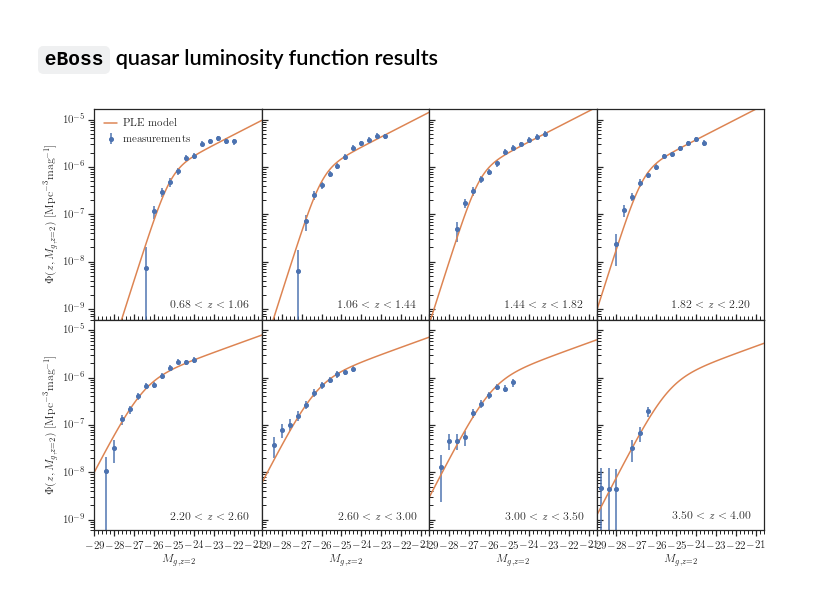
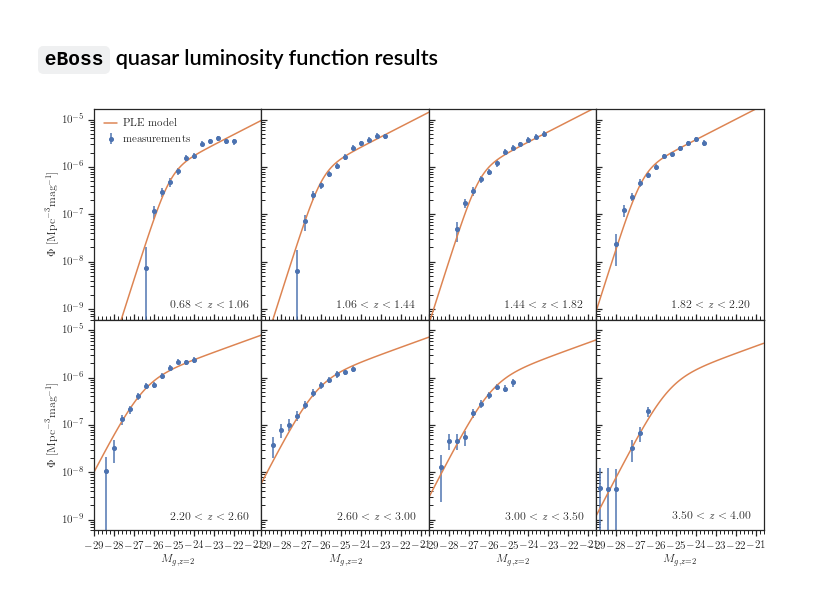
Before and after one commit to MikeSWang/HorizonGRound, a Jupyter notebook: notebooks/eBOSS_QSO_luminosity_function.ipynb, the cells around one changed output. Cells and saved outputs as stored; diff of their text form; code cells hidden in the pictures.

```diff
--- a/notebooks/eBOSS_QSO_luminosity_function.ipynb
+++ b/notebooks/eBOSS_QSO_luminosity_function.ipynb
@@ -89,10 +89,11 @@ redshift_bins = OrderedDict(zip(redshift_bin_labels, redshift_bin_centres))
 Specify luminosity function model.
 # %%
 modeller = LuminosityFunctionModeller.from_parameters_file(
-    quasar_luminosity_PLE_model,
-    threshold=-21.80,
-    brightness_variable='magnitude',
-    file_path="../data/input/PLE_model_fits.txt"
+    parameter_file="../data/input/PLE_model_fits.txt",
+    luminosity_model=quasar_luminosity_PLE_model,
+    luminosity_variable='magnitude',
+    threshold_value=-21.80,
+    threshold_variable='magnitude'
 )
 
 luminosity_function_model = modeller.luminosity_function
@@ -178,35 +179,32 @@ for bin_idx, (bin_label, bin_redshift) in enumerate(redshift_bins.items()):
             luminosity_function_model(magnitude_points, bin_redshift)
         )
 
     plt.xscale('linear')
     plt.xlim(*MAGNITUDE_RANGE)
 
     ax.xaxis.set_major_locator(matplotlib.ticker.MultipleLocator(1.))
     ax.xaxis.set_minor_locator(matplotlib.ticker.MultipleLocator(0.2))
     if row_idx + 1 < NUM_ROW:
         plt.tick_params(
             axis='x', which='both', direction='in',
             labelbottom=False, labelsize=2
         )
     else:
         plt.xlabel(r"$M_{g,z=2}$")
 
     plt.yscale('log')
     plt.ylim(*DENSITY_RANGE)
 
     if col_idx > 0:
         plt.tick_params(
             axis='y', which='both', direction='in',
             labelleft=False, labelsize=2
         )
     else:
-        plt.ylabel(
-            r"$\Phi(z,M_{g,z=2})$ "
-            r"[$\textrm{Mpc}^{-3} \textrm{mag}^{-1}$]"
-        )
+        plt.ylabel(r"$\Phi$ [$\textrm{Mpc}^{-3} \textrm{mag}^{-1}$]")
 
     plt.title(bin_label, loc='right', position=(0.925, 0.025))
 
 plt.subplots_adjust(hspace=0, wspace=0)
 # %% [output]
-[figure, old version]
+[figure, new version]
```
Also changed, not shown: parts of 1 cell of this notebook, 7 other files.
